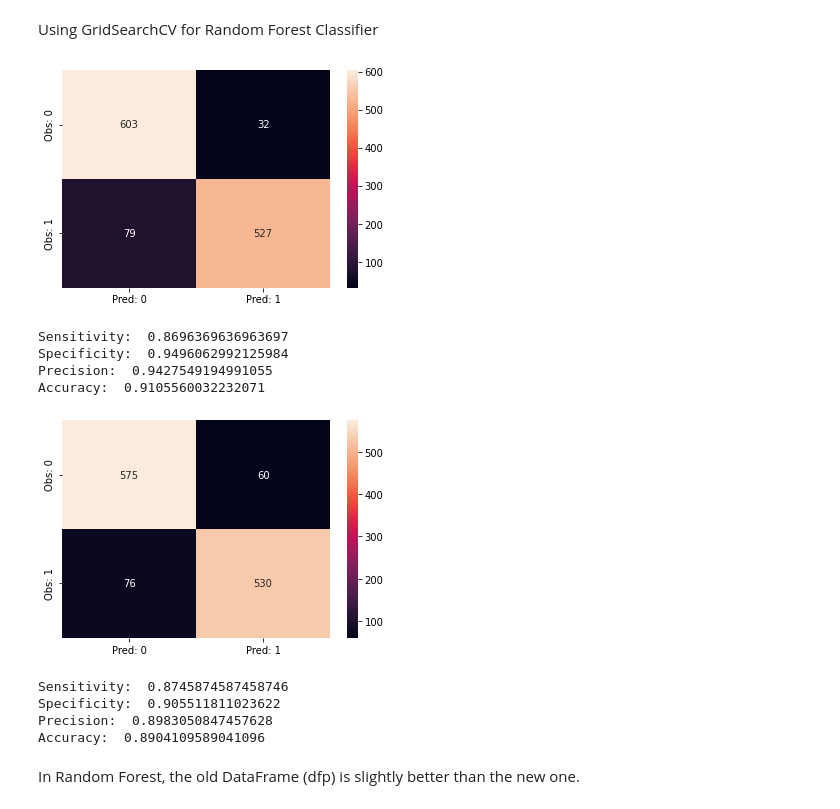
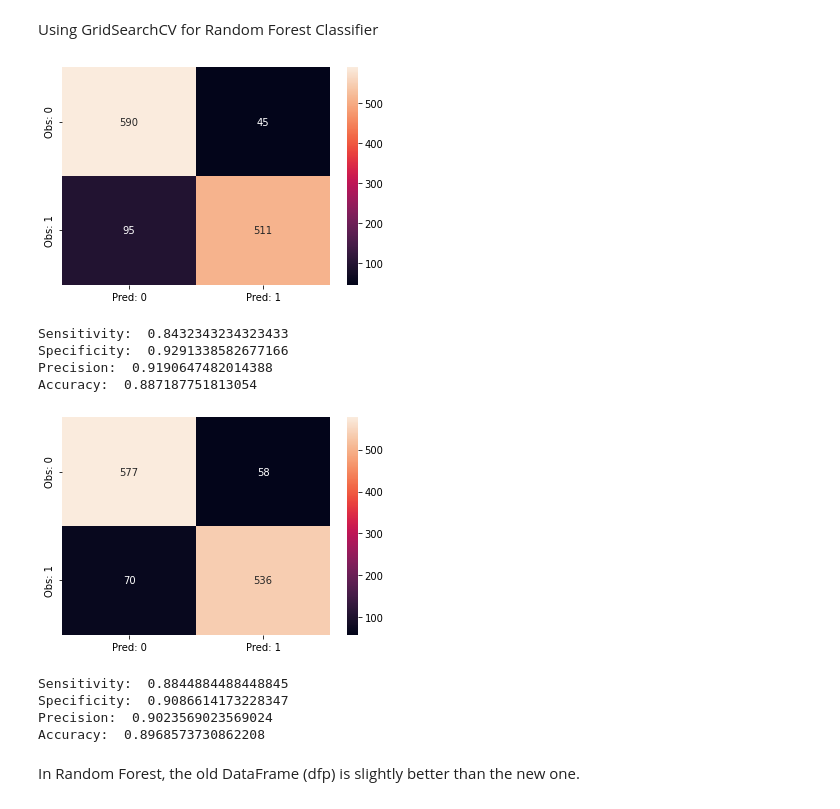
Before and after one commit to Dhruv-Chandra/Heart-Patients, a Jupyter notebook: Heart Patients.ipynb, the cells around one changed output. Drawn from its saved outputs; the diff is of its cells as text; code cells hidden in the pictures.

```diff
--- a/Heart Patients.ipynb
+++ b/Heart Patients.ipynb
@@ -167,7 +167,7 @@ def near_miss(x, y):
     x_near, y_near= nr.fit_resample(x, y)
     return x_near, y_near
 # %%
-def grid_search(model, params, df, encod = 'd', samp = None, cm = 'no'):
+def rand_search(model, params, df, encod = 'd', samp = None, cm = 'no'):
 
     x = df.loc[:, df.columns != target_var]
     y = df.loc[:, target_var]
@@ -195,7 +195,7 @@ def grid_search(model, params, df, encod = 'd', samp = None, cm = 'no'):
 
     x_train = sc.fit_transform(x_train)
     x_test = sc.transform(x_test)
-    grid_mod = GridSearchCV(model, param_grid=params, scoring = ['accuracy', 'f1'], cv = 10, n_jobs=-1, refit='accuracy')
+    grid_mod = RandomizedSearchCV(model, param_distributions=params, scoring = ['accuracy', 'f1'], cv = 10, n_jobs=-1, refit='accuracy')
 
     grid_mod.fit(x_train, y_train)
 
@@ -613,21 +621,21 @@ rf_params = {
     'n_jobs': [3],
 }
 # %%
-model_rf_o, acc_rf_o = grid_search(model=RandomForestClassifier(), params=rf_params, df = dfp, samp='o', cm='yes')
+model_rf_o, acc_rf_o = rand_search(model=RandomForestClassifier(), params=rf_params, df = dfp, samp='o', cm='yes')
 # %% [output]
-[figure, old version]
+[figure, new version]
-Sensitivity:  0.8696369636963697
-Specificity:  0.9496062992125984
-Precision:  0.9427549194991055
-Accuracy:  0.9105560032232071
+Sensitivity:  0.8432343234323433
+Specificity:  0.9291338582677166
+Precision:  0.9190647482014388
+Accuracy:  0.887187751813054
 # %%
-model_rf_n, acc_rf_n = grid_search(model=RandomForestClassifier(), params=rf_params, df = new_df, samp='o', cm='yes')
+model_rf_n, acc_rf_n = rand_search(model=RandomForestClassifier(), params=rf_params, df = new_df, samp='o', cm='yes')
 # %% [output]
 [figure]
-Sensitivity:  0.8745874587458746
-Specificity:  0.905511811023622
-Precision:  0.8983050847457628
-Accuracy:  0.8904109589041096
+Sensitivity:  0.8844884488448845
+Specificity:  0.9086614173228347
+Precision:  0.9023569023569024
+Accuracy:  0.8968573730862208
 # %% [markdown]
 In Random Forest, the old DataFrame (dfp) is slightly better than the new one.
 # %% [markdown]
```
Also changed, not shown: parts of 16 cells of this notebook.
